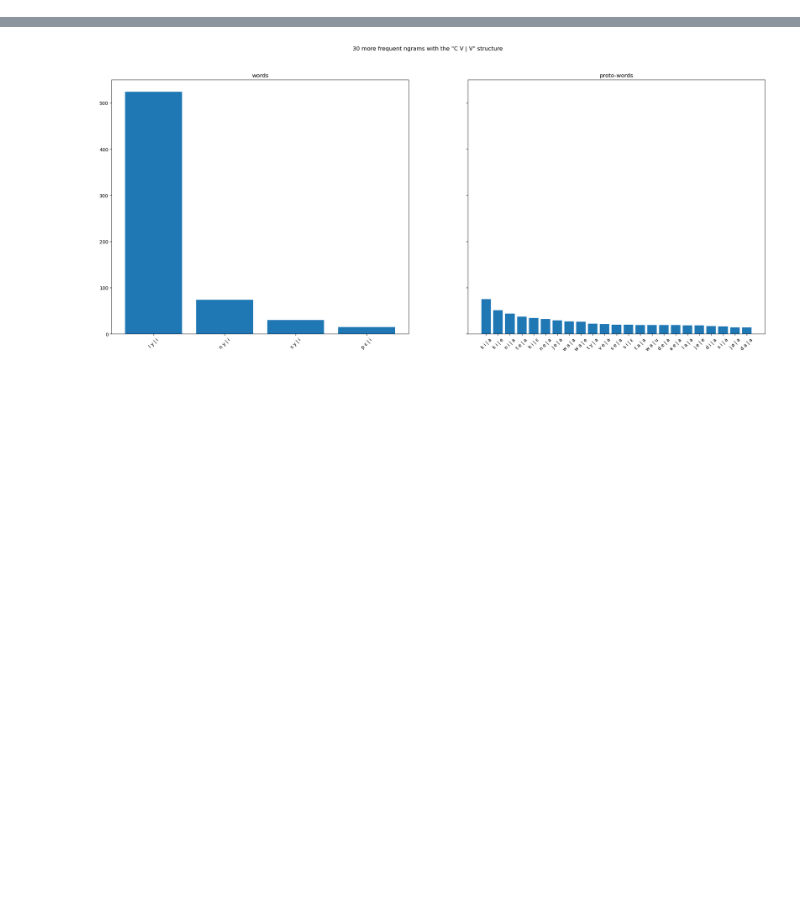
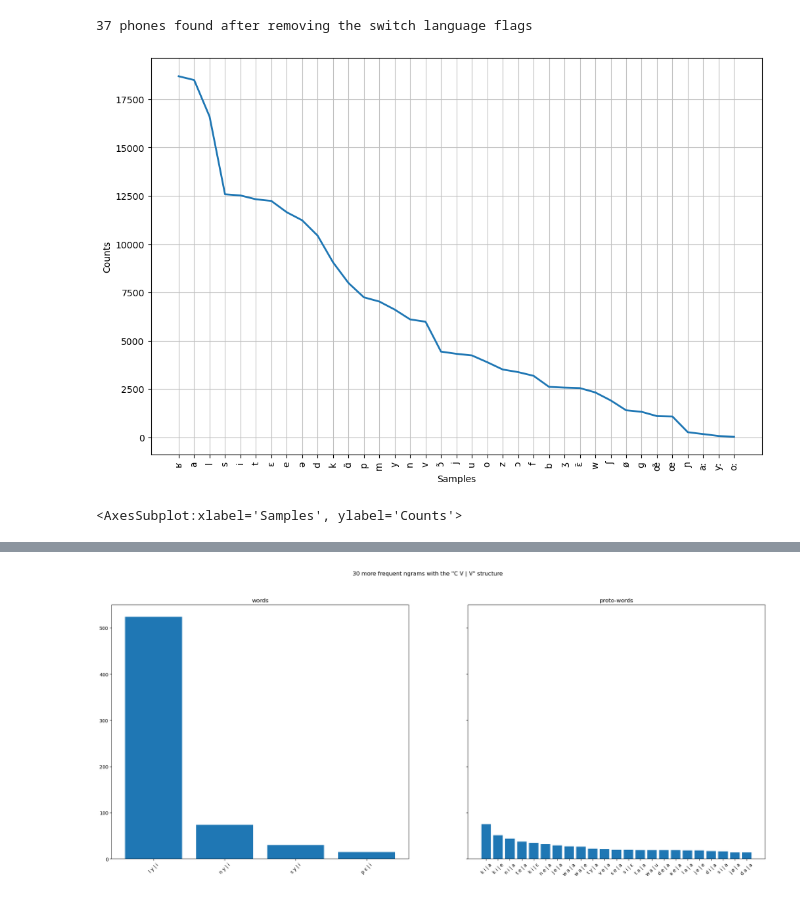
Before and after one commit to maureendss/protowuggy, a Jupyter notebook: scripts/plot_ngrams.ipynb, the cells around one changed output, grey strips where cells are left out. Saved outputs shown, nothing was run; the diff lists cells and outputs as text; code cells hidden in the pictures; blank space fills up the shorter version.

```diff
--- a/scripts/plot_ngrams.ipynb
+++ b/scripts/plot_ngrams.ipynb
@@ -14,0 +17,8 @@ phon_phrases = phonemize_phrases(phrases, language_code='fr-fr', njobs=40)
+# %%
+if not os.path.isfile('../tmp_phon_phrases_langflag.pkl'):
+    phon_phrases_langflag = phonemize_phrases(phrases, language_code='fr-fr', njobs=80, language_switch="keep-flags")
+    with open('../tmp_phon_phrases_langflag.pkl', 'wb') as outfile:
+        pickle.dump(phon_phrases_langflag, outfile)
+else:
+    with open('../tmp_phon_phrases_langflag.pkl', 'rb') as f:
+        phon_phrases_langflag = pickle.load(f)
@@ -15,3 +54,10 @@ phon_phrases = phonemize_phrases(phrases, language_code='fr-fr', njobs=40)
+# %%
+print("{} phones found after removing the switch language flags".format(len(counts_nolang)))
+counts_nolang.plot(len(counts),cumulative=False)
+# %% [output]
+37 phones found after removing the switch language flags
+[figure, added]
+<AxesSubplot:xlabel='Samples', ylabel='Counts'>
 # %%
 phon_dict = phoneme_statistics(phon_phrases)
 w_df, nw_df = get_valid_ngrams(phon_dict)
```
Also changed, not shown: parts of 15 cells of this notebook, 1 other file.
